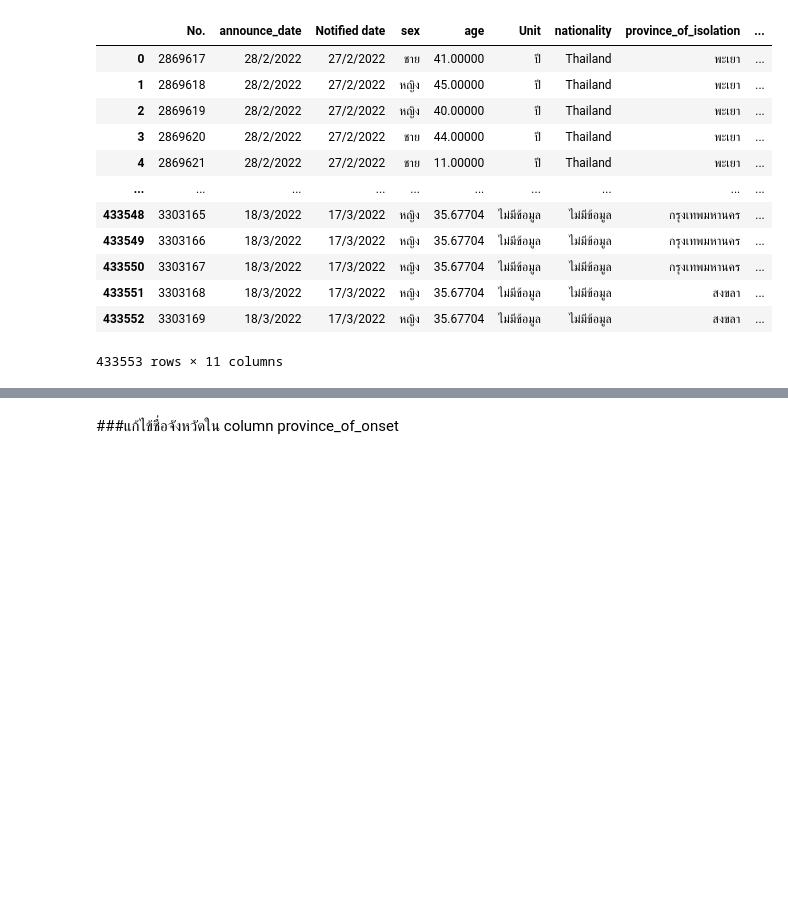
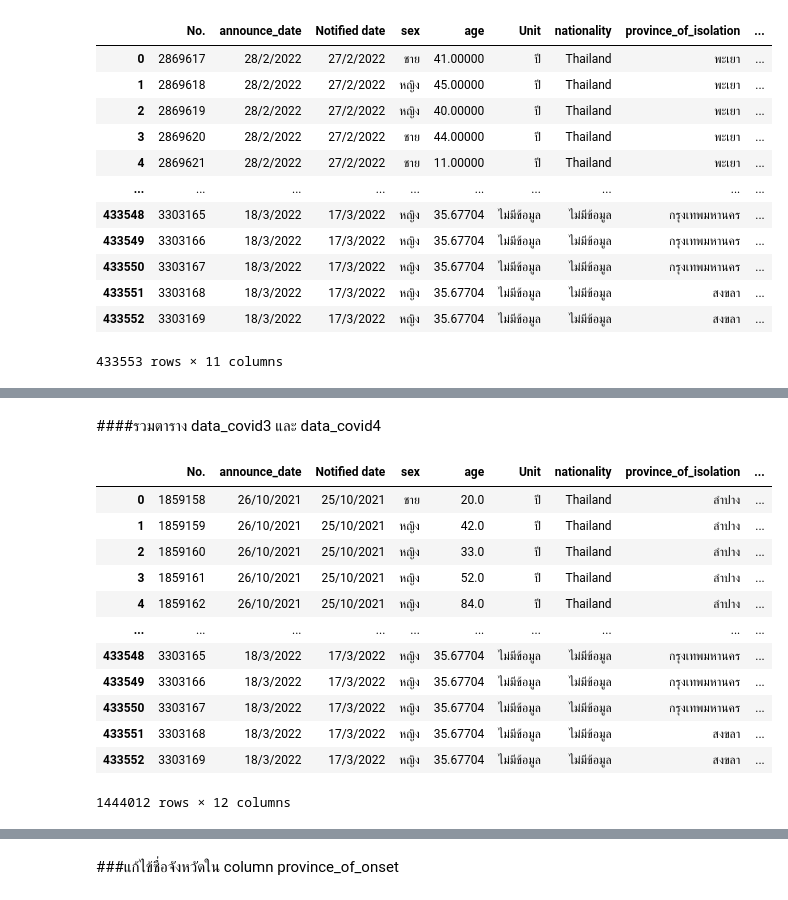
Before and after one commit to pondbaahh/data_viz_2022, a Jupyter notebook: Final_Project.ipynb, the cells around one changed output, grey strips where cells are left out. Drawn from its saved outputs; the diff is of its cells as text; code cells hidden in the pictures; blank space fills up the shorter version.

```diff
--- a/Final_Project.ipynb
+++ b/Final_Project.ipynb
@@ -378,0 +400,19 @@ data_covid_mean4
+# %% [markdown]
+####รวมตาราง data_covid3 และ data_covid4
+# %%
+covid1 = pd.concat([data_covid_mean3 ,data_covid_mean4])  #รวมตาราง
+covid1
+# %% [output]
+|  | No. | announce_date | Notified date | sex | age | Unit | nationality | province_of_isolation | ... |
+| 0 | 1859158 | 26/10/2021 | 25/10/2021 | ชาย | 20.0 | ปี | Thailand | ลำปาง | ... |
+| 1 | 1859159 | 26/10/2021 | 25/10/2021 | หญิง | 42.0 | ปี | Thailand | ลำปาง | ... |
+| 2 | 1859160 | 26/10/2021 | 25/10/2021 | หญิง | 33.0 | ปี | Thailand | ลำปาง | ... |
+| 3 | 1859161 | 26/10/2021 | 25/10/2021 | หญิง | 52.0 | ปี | Thailand | ลำปาง | ... |
+| 4 | 1859162 | 26/10/2021 | 25/10/2021 | หญิง | 84.0 | ปี | Thailand | ลำปาง | ... |
+| ... | ... | ... | ... | ... | ... | ... | ... | ... | ... |
+| 433548 | 3303165 | 18/3/2022 | 17/3/2022 | หญิง | 35.67704 | ไม่มีข้อมูล | ไม่มีข้อมูล | กรุงเทพมหานคร | ... |
+| 433549 | 3303166 | 18/3/2022 | 17/3/2022 | หญิง | 35.67704 | ไม่มีข้อมูล | ไม่มีข้อมูล | กรุงเทพมหานคร | ... |
+| 433550 | 3303167 | 18/3/2022 | 17/3/2022 | หญิง | 35.67704 | ไม่มีข้อมูล | ไม่มีข้อมูล | กรุงเทพมหานคร | ... |
+| 433551 | 3303168 | 18/3/2022 | 17/3/2022 | หญิง | 35.67704 | ไม่มีข้อมูล | ไม่มีข้อมูล | สงขลา | ... |
+| 433552 | 3303169 | 18/3/2022 | 17/3/2022 | หญิง | 35.67704 | ไม่มีข้อมูล | ไม่มีข้อมูล | สงขลา | ... |
+1444012 rows × 12 columns
```
Also changed, not shown: parts of 58 cells of this notebook.
